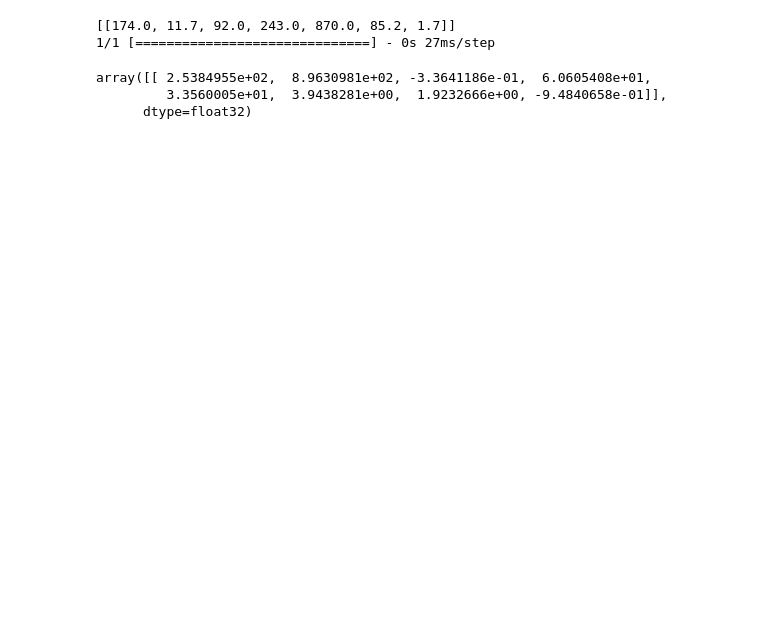
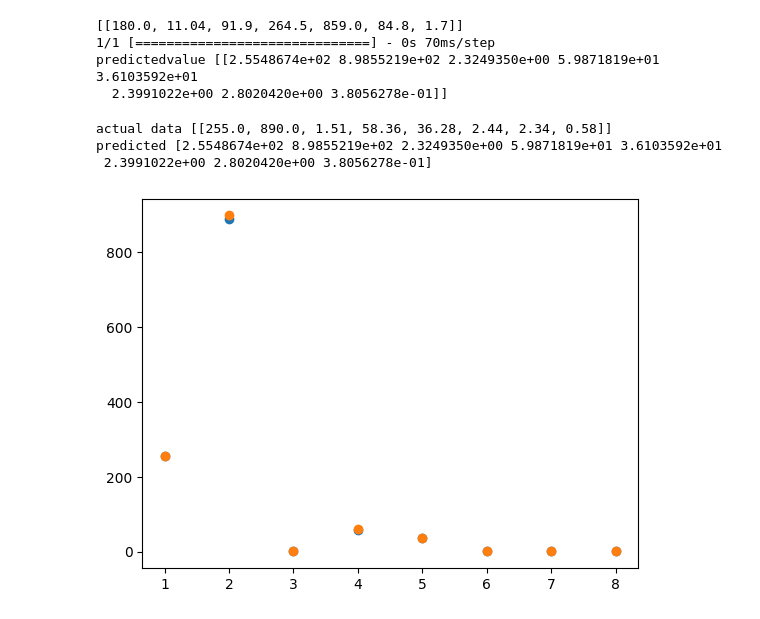
Before and after one commit to sandeeppatel2001/prediction, a Jupyter notebook: reverse.ipynb, the cells around one changed output. Drawn from its saved outputs; the diff is of its cells as text; code cells hidden in the pictures; blank space fills up the shorter version.

```diff
--- a/reverse.ipynb
+++ b/reverse.ipynb
@@ -61,10 +60,30 @@ arr = input("enter a arr without comma ony space seperated")  # takes the whole
 l = list(map(float,arr.split(' ')))
 t.append(l)
 print(t)
-model.predict(t)
+ans=model.predict(t)
+print("predictedvalue",ans)
 # %% [output]
-[[174.0, 11.7, 92.0, 243.0, 870.0, 85.2, 1.7]]
-1/1 [==============================] - 0s 27ms/step
+[[180.0, 11.04, 91.9, 264.5, 859.0, 84.8, 1.7]]
+1/1 [==============================] - 0s 70ms/step
+predictedvalue [[2.5548674e+02 8.9855219e+02 2.3249350e+00 5.9871819e+01 3.6103592e+01
+  2.3991022e+00 2.8020420e+00 3.8056278e-01]]
-array([[ 2.5384955e+02,  8.9630981e+02, -3.3641186e-01,  6.0605408e+01,
-         3.3560005e+01,  3.9438281e+00,  1.9232666e+00, -9.4840658e-01]],
-      dtype=float32)
+# %%
+actualdata=input("inter actual data for comparing with predicted value")
+realdata=[]
+li = list(map(float,actualdata.split(' ')))
+realdata.append(li)
+print("actual data",realdata)
+print("predicted",ans[0])
+x = np.arange(1, 9)
+y = np.array(realdata)
+plt.scatter(x, y)
+
+y = np.array(ans[0])
+plt.scatter(x, y)
+
+plt.show()
+# %% [output]
+actual data [[255.0, 890.0, 1.51, 58.36, 36.28, 2.44, 2.34, 0.58]]
+predicted [2.5548674e+02 8.9855219e+02 2.3249350e+00 5.9871819e+01 3.6103592e+01
+ 2.3991022e+00 2.8020420e+00 3.8056278e-01]
+[figure, added]
```
Also changed, not shown: parts of 1 cell of this notebook, 2 other files.
